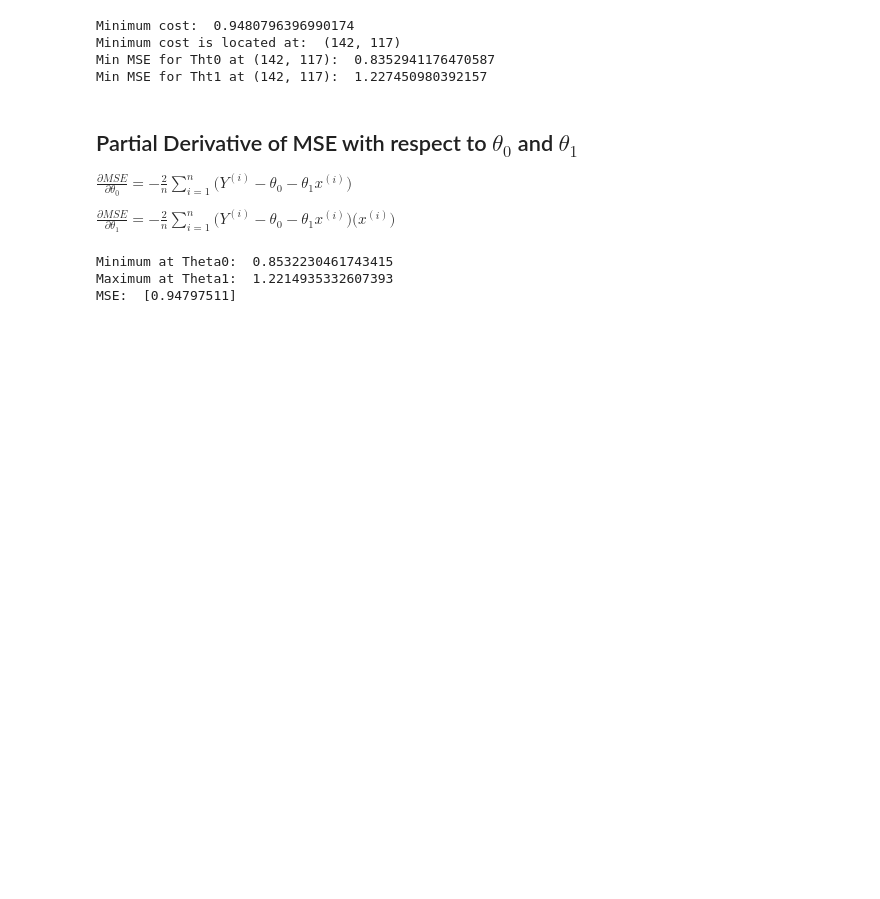
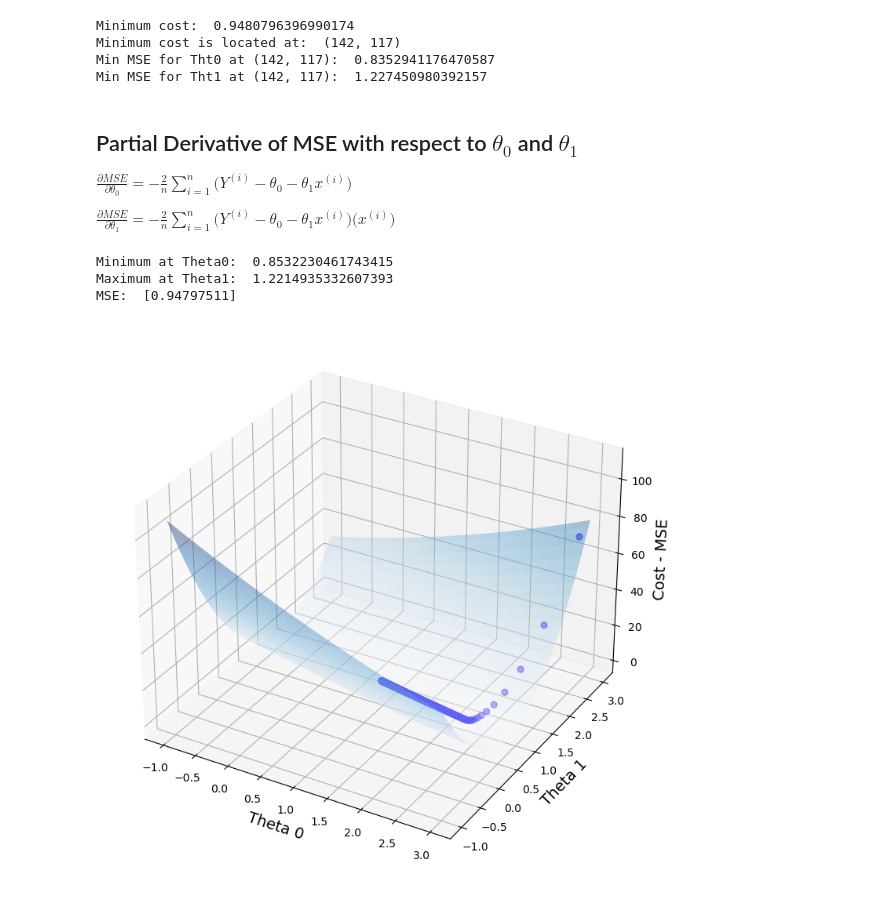
Before and after one commit to sydibyd/Python, a Jupyter notebook: Mean Squared Error (MSE).ipynb, the cells around one changed output. Cells and saved outputs as stored; diff of their text form; code cells hidden in the pictures; blank space fills up the shorter version.

```diff
--- a/Mean Squared Error (MSE).ipynb
+++ b/Mean Squared Error (MSE).ipynb
@@ -202,10 +202,16 @@ def grad(x,y,thetas):
 mlpr = 0.01
 thetas = np.array([2.9, 2.9])
 
+# data for scatter plot
+one_two_theta = thetas.reshape(1,2)
+mse_valse = mse(y, thetas[0] + thetas[1]*x)
 
 for i in range(1000):
     thetas = thetas - mlpr * grad(x, y, thetas)
 
+    # append values to numpy array
+    one_two_theta = np.concatenate((one_two_theta, thetas.reshape(1,2)), axis=0)
+    mse_valse = np.append(arr=mse_valse, values=mse(y,thetas[0] + thetas[1]*x))
 
 print('Minimum at Theta0: ', thetas[0])
 print('Maximum at Theta1: ', thetas[1])
@@ -214,3 +220,17 @@ print('MSE: ', mse(y, thetas[0] + thetas[1]*x))
 Minimum at Theta0:  0.8532230461743415
 Maximum at Theta1:  1.2214935332607393
 MSE:  [0.94797511]
+# %%
+viz = plt.figure(figsize=[16,9])
+axx = viz.gca(projection='3d')
+axx.set_xlabel('Theta 0', fontsize=14)
+axx.set_ylabel('Theta 1', fontsize=14)
+axx.set_zlabel('Cost - MSE ', fontsize=14)
+
+
+axx.scatter(one_two_theta[:,0], one_two_theta[:,1], mse_valse, s= 32, alpha = 0.5, color="blue")
+
+axx.plot_surface(p_tht_0, p_tht_1, pl_cost, cmap=cm.Blues, alpha = 0.4)
+plt.show()
+# %% [output]
+[figure, added]
```
